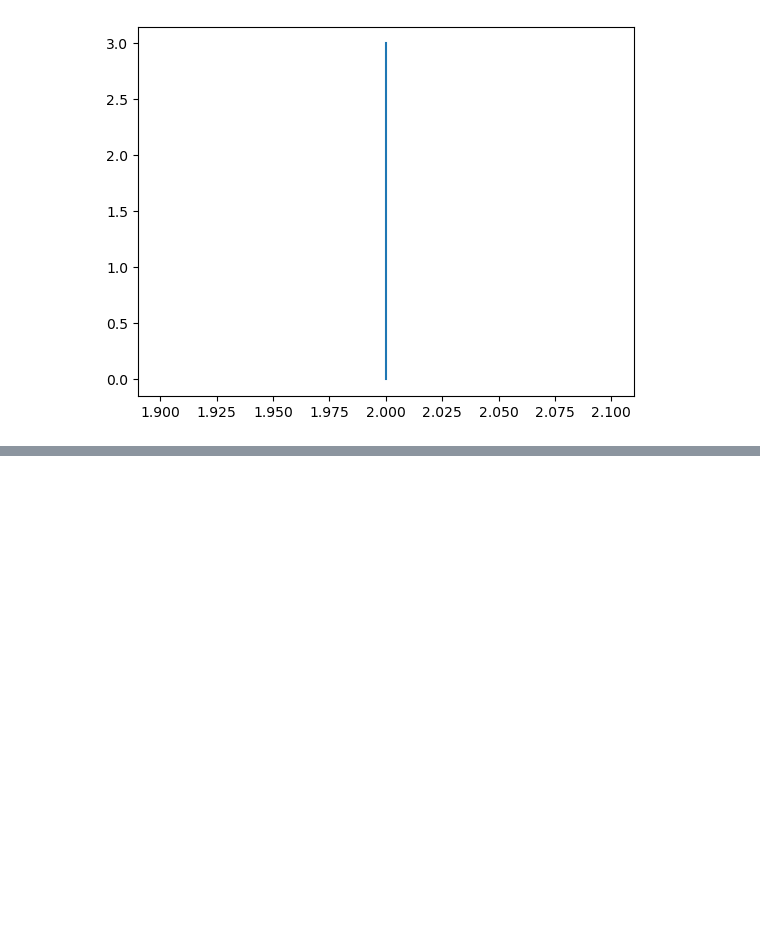
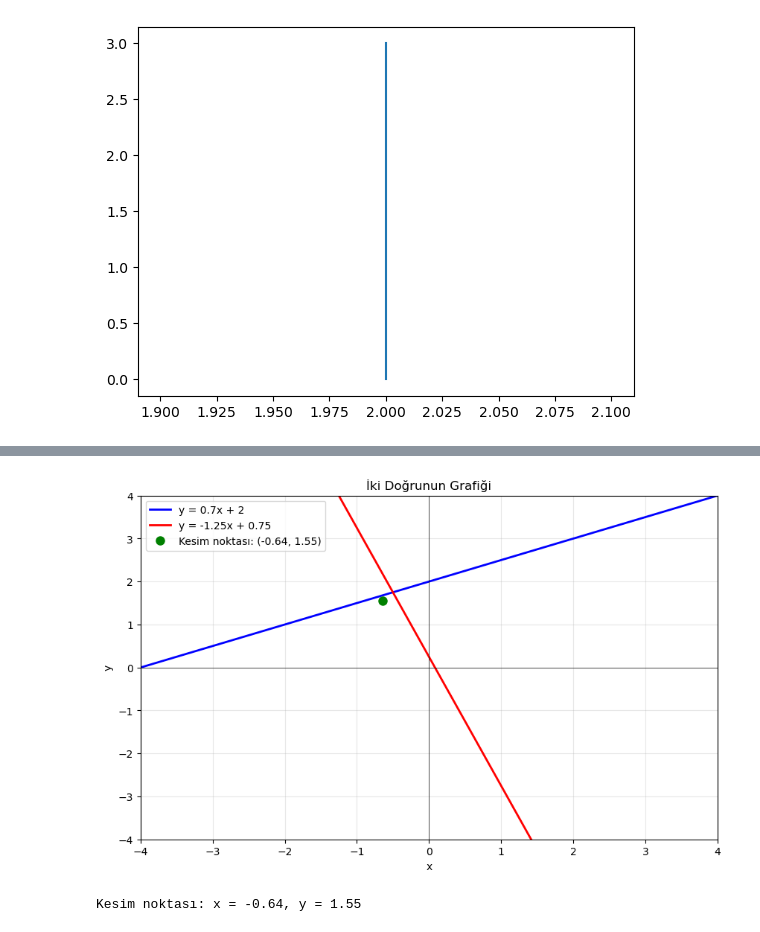
Before and after one commit to nailBestas/lispAi, a Jupyter notebook: 01_Python_Mathematics_and_Statistics/2_Mathematics/4-Graphing_and_visualization.ipynb, the cells around one changed output, grey strips where cells are left out. Saved outputs shown, nothing was run; the diff lists cells and outputs as text; code cells hidden in the pictures; blank space fills up the shorter version.

```diff
--- a/01_Python_Mathematics_and_Statistics/2_Mathematics/4-Graphing_and_visualization.ipynb
+++ b/01_Python_Mathematics_and_Statistics/2_Mathematics/4-Graphing_and_visualization.ipynb
@@ -236,0 +310,47 @@ plt.show()
+# %%
+import matplotlib.pyplot as plt
+import numpy as np
+
+# x değerlerini oluştur (-4'ten 4'e kadar)
+x = np.linspace(-4, 4, 100)  # -4 ile 4 arasında 100 nokta
+
+# İki doğrunun denklemleri
+y1 = 0.5*x + 2      # y = 0.7x + 2
+y2 = -3*x + 0.25 # y = -1.25x + 0.75
+
+# Grafiği oluştur
+plt.figure(figsize=(10, 6))
+
+# Doğruları çiz
+plt.plot(x, y1, 'b-', linewidth=2, label='y = 0.7x + 2')
+plt.plot(x, y2, 'r-', linewidth=2, label='y = -1.25x + 0.75')
+
+# Eksenleri çiz
+plt.axhline(0, color='black', linewidth=0.5)  # x ekseni
+plt.axvline(0, color='black', linewidth=0.5)  # y ekseni
+
+# Eksen sınırlarını ayarla
+plt.xlim(-4, 4)
+plt.ylim(-4, 4)
+
+# Grid ve etiketler
+plt.grid(True, alpha=0.3)
+plt.xlabel('x')
+plt.ylabel('y')
+plt.title('İki Doğrunun Grafiği')
+plt.legend()
+
+# Kesim noktasını bulalım (isteğe bağlı)
+# 0.7x + 2 = -1.25x + 0.75
+kesim_x = (0.75 - 2) / (0.7 - (-1.25))
+kesim_y = 0.7*kesim_x + 2
+plt.plot(kesim_x, kesim_y, 'go', markersize=8, label=f'Kesim noktası: ({kesim_x:.2f}, {kesim_y:.2f})')
+
+plt.legend()
+plt.show()
+
+# Kesim noktasını yazdıralım
+print(f"Kesim noktası: x = {kesim_x:.2f}, y = {kesim_y:.2f}")
+# %% [output]
+[figure, added]
+Kesim noktası: x = -0.64, y = 1.55
```
Also changed, not shown: parts of 3 cells of this notebook.
